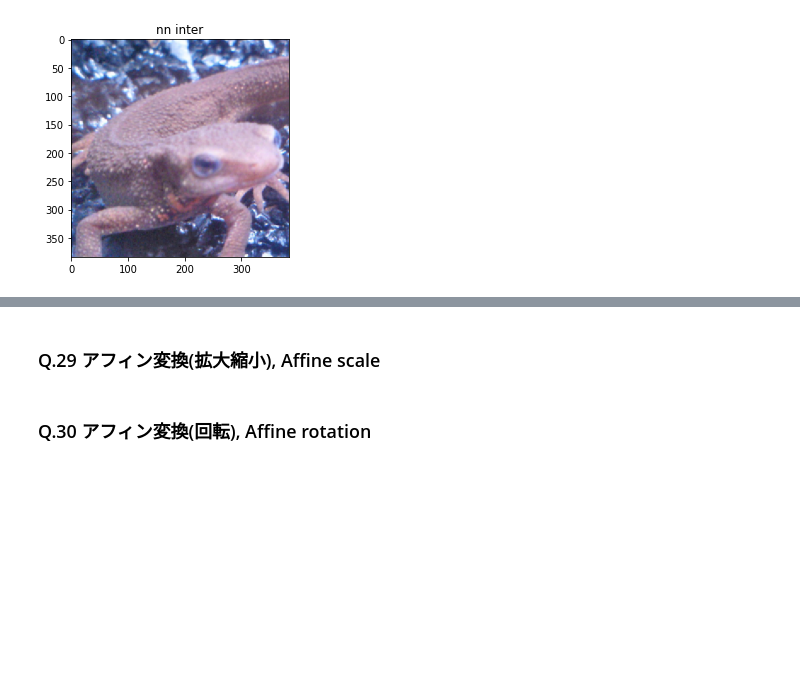
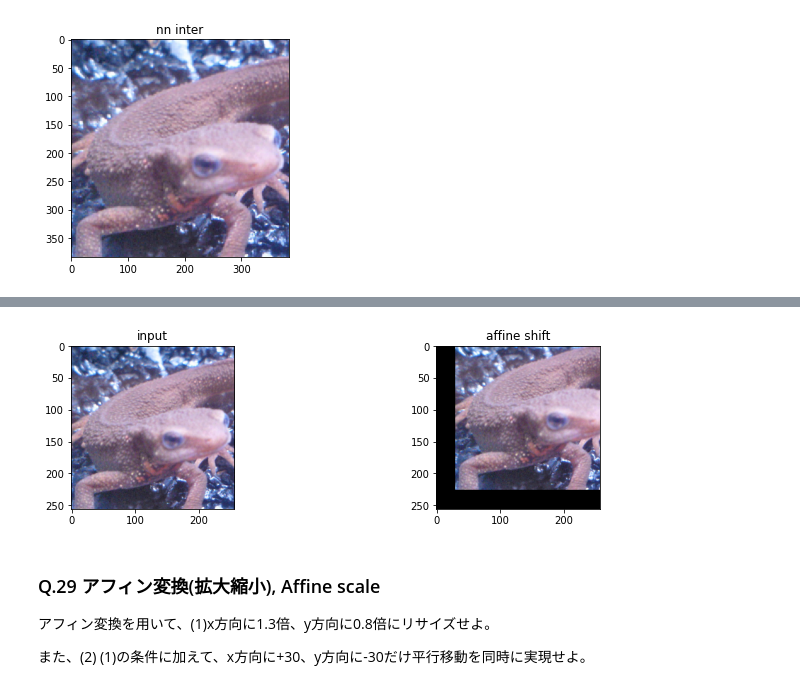
Before and after one commit to TakuroTerui/Gasyori100knock, a Jupyter notebook: work/Gasyori100knock_Q21_30.ipynb, the cells around one changed output, grey strips where cells are left out. Cells and saved outputs as stored; diff of their text form; code cells hidden in the pictures; blank space fills up the shorter version.

```diff
--- a/work/Gasyori100knock_Q21_30.ipynb
+++ b/work/Gasyori100knock_Q21_30.ipynb
@@ -347,4 +509,36 @@ plt.imshow(img_nn); plt.title('nn inter'); plt.show()
+# %%
+# answer
+def affine(img, affine_mat, out_shape):
+    h, w, channel = img.shape
+
+    [a, b, tx], [c, d, ty] = affine_mat
+    out_h, out_w = out_shape
+
+    out = np.zeros([out_h, out_w, channel])
+
+    # pad for black
+    img_pad = np.pad(img, [(1, 1), (1, 1), (0, 0)])
+
+    xs, ys = np.meshgrid(range(out_w), range(out_h)) # output image index
+
+    _xs = np.maximum(np.minimum((1 / (a * d - b * c) * (d * xs - b * ys) - tx).astype(int) + 1, w + 1), 0) # original image index x
+    _ys = np.maximum(np.minimum((1 / (a * d - b * c) * (- c * xs + a * ys) - ty).astype(int) + 1, h + 1), 0) # original image index y
+
+    out[ys, xs] = img_pad[_ys, _xs]
+    return np.clip(out, 0, 255).astype(np.uint8)
+# %%
+h, w, c = img_orig.shape
+img_affine_shift = affine(img_orig, [[1, 0, 30], [0, 1, -30]], (h, w))
+
+plt.figure(figsize=(12, 3))
+plt.subplot(1, 2, 1); plt.title('input'); plt.imshow(img_orig)
+plt.subplot(1, 2, 2); plt.title('affine shift'); plt.imshow(img_affine_shift)
+plt.show()
+# %% [output]
+[figure, added]
 # %% [markdown]
 ### Q.29 アフィン変換(拡大縮小), Affine scale
+
+アフィン変換を用いて、(1)x方向に1.3倍、y方向に0.8倍にリサイズせよ。
+
+また、(2) (1)の条件に加えて、x方向に+30、y方向に-30だけ平行移動を同時に実現せよ。
-# %% [markdown]
-### Q.30 アフィン変換(回転), Affine rotation
```
Also changed, not shown: parts of 17 cells of this notebook.
